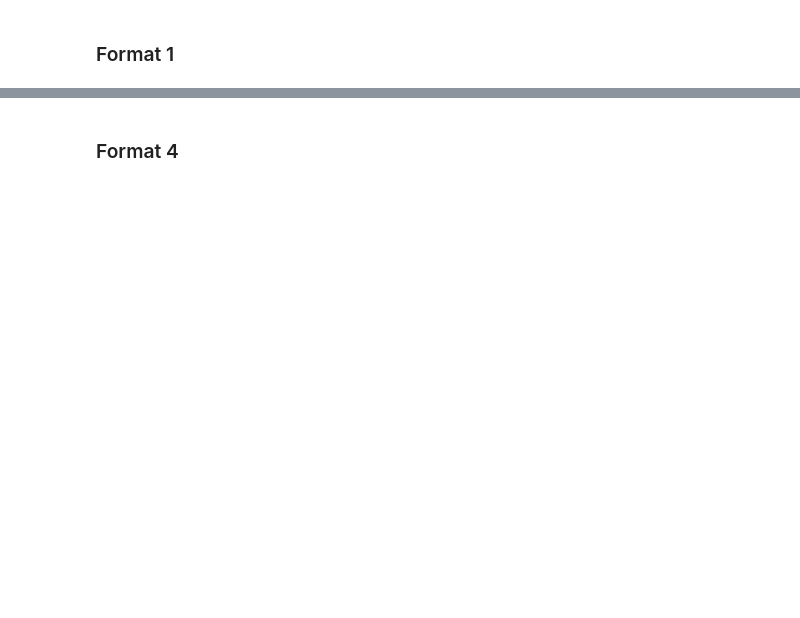
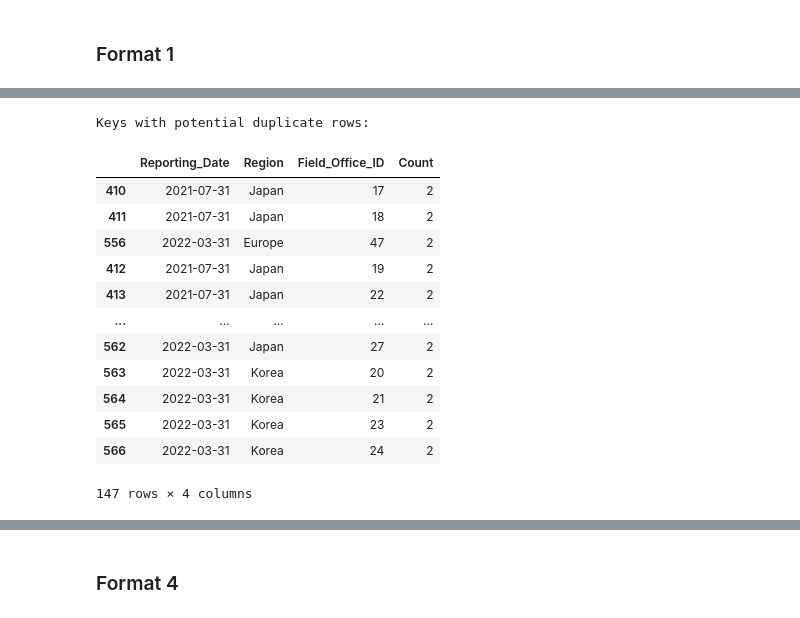
Before and after one commit to pinhaopan/muckrock-liberation, a Jupyter notebook: fa25-team-a/asset_reports.ipynb, the cells around one changed output, grey strips where cells are left out. Cells and saved outputs as stored; diff of their text form; code cells hidden in the pictures; blank space fills up the shorter version.

```diff
--- a/fa25-team-a/asset_reports.ipynb
+++ b/fa25-team-a/asset_reports.ipynb
@@ -723,0 +591,8 @@ C:\Users\sod\Desktop\Coding\DS701\ds-muckrock-liberation\fa25-team-a\data\Asset
+# %%
+files = sorted(asset_report_fmt1_dir.glob("Asset Report FY* Format 1.xlsx"))
+
+all_records: list[dict] = []
+
+for path in files:
+    print(f"\nProcessing: {path.name}")
+    all_records.extend(parse_single_fmt1_file(path))
@@ -723,0 +635,3 @@ C:\Users\sod\Desktop\Coding\DS701\ds-muckrock-liberation\fa25-team-a\data\Asset
+# %%
+canon_map = build_canonical_names(all_records_df)
+all_records_df = enforce_canonical_names(all_records_df, canon_map)
@@ -723,0 +652,68 @@ C:\Users\sod\Desktop\Coding\DS701\ds-muckrock-liberation\fa25-team-a\data\Asset
+# %%
+# Inspect duplicate keys
+key_cols = ["Reporting_Date", "Region", "Field_Office_ID"]
+
+dupe_counts = (
+    all_records_df
+        .groupby(key_cols)
+        .size()
+        .reset_index(name="Count")
+        .sort_values("Count", ascending=False)
+)
+
+# Filter groups with more than 1 row
+multi = dupe_counts[dupe_counts["Count"] > 1]
+
+print("\nKeys with potential duplicate rows:")
+display(multi)
+
+# Show a sample duplicate block
+if not multi.empty:
+    sample_key = tuple(multi.iloc[0][key_cols])
+
+    print(f"\nExample duplicate records for key: {sample_key}")
+    display(
+        all_records_df[
+            (all_records_df["Reporting_Date"] == sample_key[0]) &
+            (all_records_df["Region"] == sample_key[1]) &
+            (all_records_df["Field_Office_ID"] == sample_key[2])
+        ]
+    )
+else:
+    print("\nNo duplicate keys detected.")
+
+# Drop exact row-level duplicates
+full_cols = [
+    "Reporting_Date",
+    "Region",
+    "Field_Office_ID",
+    "Field_Office_Name",
+    "Slots",
+    "ACM",
+    "ITC",
+    "FRS",
+    "Total",
+]
+
+before = len(all_records_df)
+all_records_df = all_records_df.drop_duplicates(subset=full_cols, keep="first")
+after = len(all_records_df)
+
+print("\nDuplicate Removal Summary:")
+print(f" - Exact duplicates dropped: {before - after}")
+print(f" - Final row count: {after}")
+# %% [output]
+Keys with potential duplicate rows:
+|  | Reporting_Date | Region | Field_Office_ID | Count |
+| 410 | 2021-07-31 | Japan | 17 | 2 |
+| 411 | 2021-07-31 | Japan | 18 | 2 |
+| 556 | 2022-03-31 | Europe | 47 | 2 |
+| 412 | 2021-07-31 | Japan | 19 | 2 |
+| 413 | 2021-07-31 | Japan | 22 | 2 |
+| ... | ... | ... | ... | ... |
+| 562 | 2022-03-31 | Japan | 27 | 2 |
+| 563 | 2022-03-31 | Korea | 20 | 2 |
+| 564 | 2022-03-31 | Korea | 21 | 2 |
+| 565 | 2022-03-31 | Korea | 23 | 2 |
+| 566 | 2022-03-31 | Korea | 24 | 2 |
+147 rows × 4 columns
```
Also changed, not shown: parts of 80 cells of this notebook, 1 other file.
